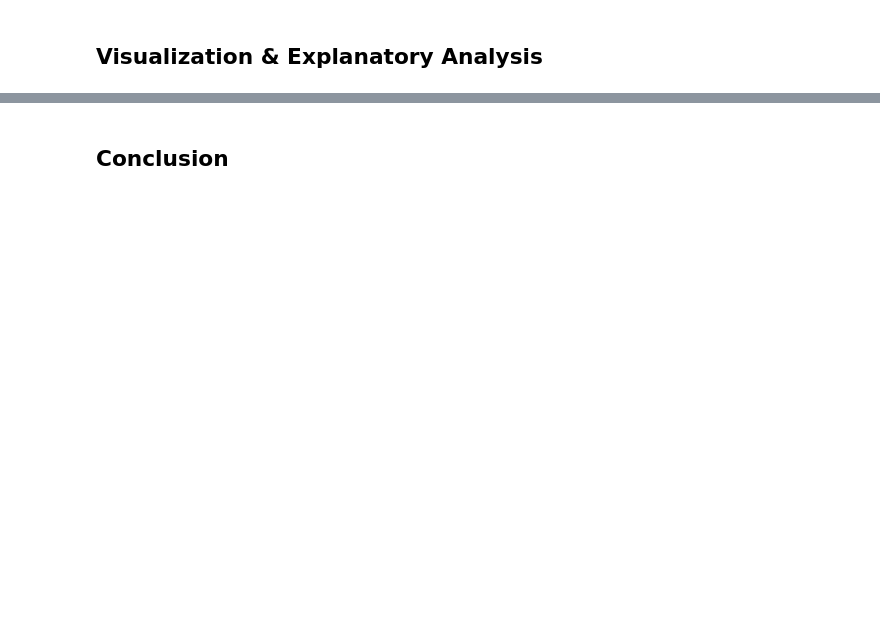
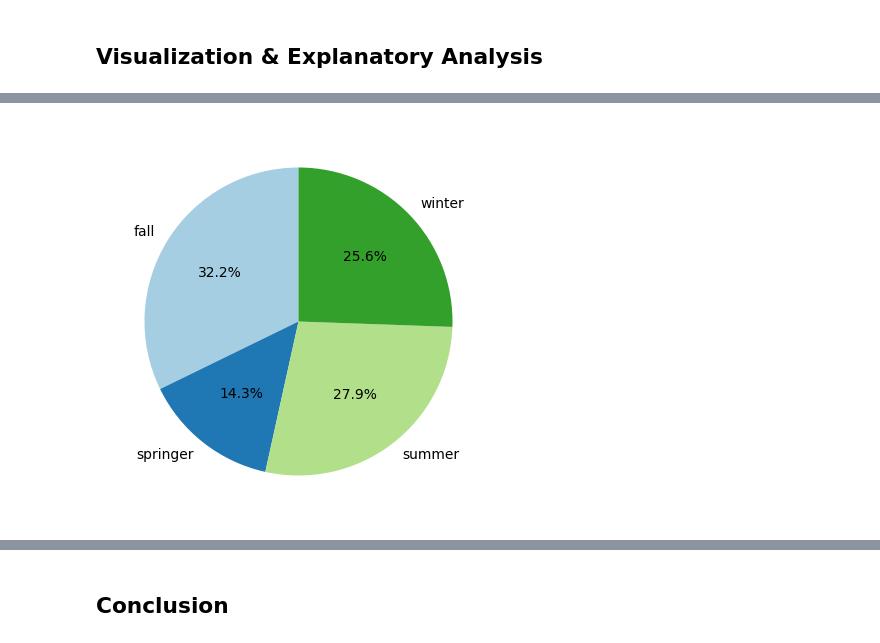
Before and after one commit to tenma33/submission, a Jupyter notebook: Proyek_Analisis_Data.ipynb, the cells around one changed output, grey strips where cells are left out. Saved outputs shown, nothing was run; the diff lists cells and outputs as text; code cells hidden in the pictures; blank space fills up the shorter version.

```diff
--- a/Proyek_Analisis_Data.ipynb
+++ b/Proyek_Analisis_Data.ipynb
@@ -151,0 +345,4 @@ Musim yang ada pada data bike hour yaitu [1 2 3 4]
+# %%
+data_bike_day['season'] = data_bike_day['season'].map({
+  1: 'springer', 2: 'summer', 3: 'fall', 4: 'winter'
+})
@@ -151,0 +351,7 @@ Musim yang ada pada data bike hour yaitu [1 2 3 4]
+# %%
+data_bike_day['weathersit'] = data_bike_day['weathersit'].map({
+  1: 'Clear, Few clouds, Partly cloudy, Partly cloudy',
+  2: 'Mist + Cloudy, Mist + Broken clouds, Mist + Few clouds, Mist',
+  3: 'Light Snow, Light Rain + Thunderstorm + Scattered clouds, Light Rain + Scattered clouds',
+  4: 'Heavy Rain + Ice Pallets + Thunderstorm + Mist, Snow + Fog'
+})
@@ -151,0 +360,15 @@ Musim yang ada pada data bike hour yaitu [1 2 3 4]
+# %%
+data_bike_day['month'] = data_bike_day['month'].map({
+  1: 'January',
+  2: 'February',
+  3: 'March',
+  4: 'April',
+  5: 'May',
+  6: 'June',
+  7: 'July',
+  8: 'Agust',
+  9: 'September',
+  10: 'October',
+  11: 'November',
+  12: 'Desember',
+})
@@ -151,0 +377,6 @@ Musim yang ada pada data bike hour yaitu [1 2 3 4]
+# %%
+data_bike_day['season'] = data_bike_day['season'].astype('category')
+data_bike_day['weathersit'] = data_bike_day['weathersit'].astype('category')
+data_bike_day['month'] = data_bike_day['month'].astype('category')
+
+data_bike_day.info()
@@ -214,0 +486,12 @@ plt.show()
+# %%
+# Menghitung jumlah pengguna sepeda per kategori musim
+data_bike_day_count_season = data_bike_day.groupby('season')['count'].sum().reset_index()
+
+# Membuat pie chart
+fig, ax = plt.subplots(figsize=(5, 5))
+wedges, _, _ = ax.pie(data_bike_day_count_season['count'], labels=data_bike_day_count_season['season'], autopct='%1.1f%%', colors=plt.cm.Paired.colors, startangle=90)
+
+
+plt.show()
+# %% [output]
+[figure, added]
```
Also changed, not shown: parts of 79 cells of this notebook, 8 other files.
